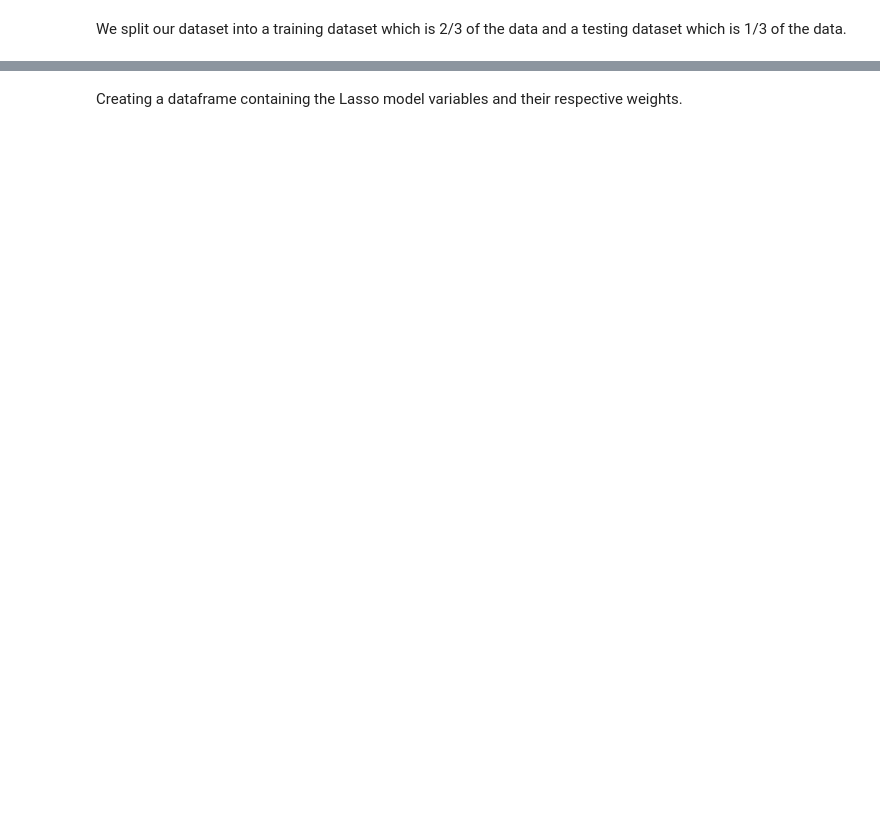
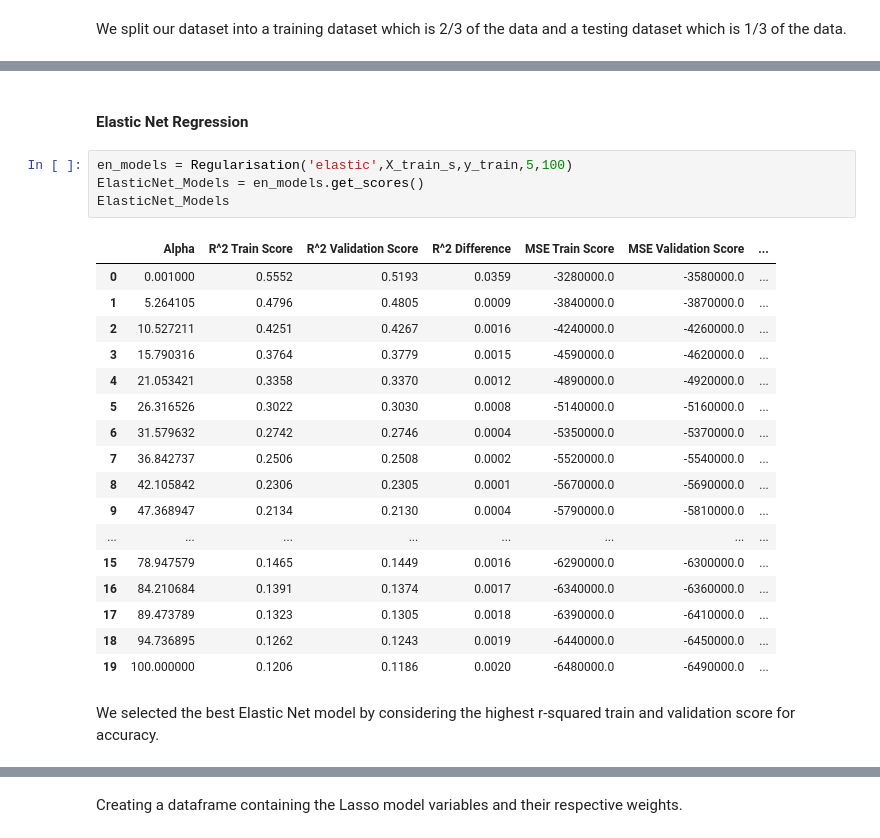
Before and after one commit to awesomeahi95/LaVie-Insurance, a Jupyter notebook: index.ipynb, the cells around one changed output, grey strips where cells are left out. Drawn from its saved outputs; the diff is of its cells as text; blank space fills up the shorter version.

```diff
--- a/index.ipynb
+++ b/index.ipynb
@@ -810,0 +723,26 @@ Test Score: 0.6811076042410495
+# %% [markdown]
+#### Elastic Net Regression
+# %%
+en_models = Regularisation('elastic',X_train_s,y_train,5,100)
+ElasticNet_Models = en_models.get_scores()
+ElasticNet_Models
+# %% [output]
+|  | Alpha | R^2 Train Score | R^2 Validation Score | R^2 Difference | MSE Train Score | MSE Validation Score | ... |
+| 0 | 0.001000 | 0.5552 | 0.5193 | 0.0359 | -3280000.0 | -3580000.0 | ... |
+| 1 | 5.264105 | 0.4796 | 0.4805 | 0.0009 | -3840000.0 | -3870000.0 | ... |
+| 2 | 10.527211 | 0.4251 | 0.4267 | 0.0016 | -4240000.0 | -4260000.0 | ... |
+| 3 | 15.790316 | 0.3764 | 0.3779 | 0.0015 | -4590000.0 | -4620000.0 | ... |
+| 4 | 21.053421 | 0.3358 | 0.3370 | 0.0012 | -4890000.0 | -4920000.0 | ... |
+| 5 | 26.316526 | 0.3022 | 0.3030 | 0.0008 | -5140000.0 | -5160000.0 | ... |
+| 6 | 31.579632 | 0.2742 | 0.2746 | 0.0004 | -5350000.0 | -5370000.0 | ... |
+| 7 | 36.842737 | 0.2506 | 0.2508 | 0.0002 | -5520000.0 | -5540000.0 | ... |
+| 8 | 42.105842 | 0.2306 | 0.2305 | 0.0001 | -5670000.0 | -5690000.0 | ... |
+| 9 | 47.368947 | 0.2134 | 0.2130 | 0.0004 | -5790000.0 | -5810000.0 | ... |
+| ... | ... | ... | ... | ... | ... | ... | ... |
+| 15 | 78.947579 | 0.1465 | 0.1449 | 0.0016 | -6290000.0 | -6300000.0 | ... |
+| 16 | 84.210684 | 0.1391 | 0.1374 | 0.0017 | -6340000.0 | -6360000.0 | ... |
+| 17 | 89.473789 | 0.1323 | 0.1305 | 0.0018 | -6390000.0 | -6410000.0 | ... |
+| 18 | 94.736895 | 0.1262 | 0.1243 | 0.0019 | -6440000.0 | -6450000.0 | ... |
+| 19 | 100.000000 | 0.1206 | 0.1186 | 0.0020 | -6480000.0 | -6490000.0 | ... |
+# %% [markdown]
+We selected the best Elastic Net model by considering the highest r-squared train and validation score for accuracy.
```
Also changed, not shown: parts of 158 cells of this notebook, 1 other file.
